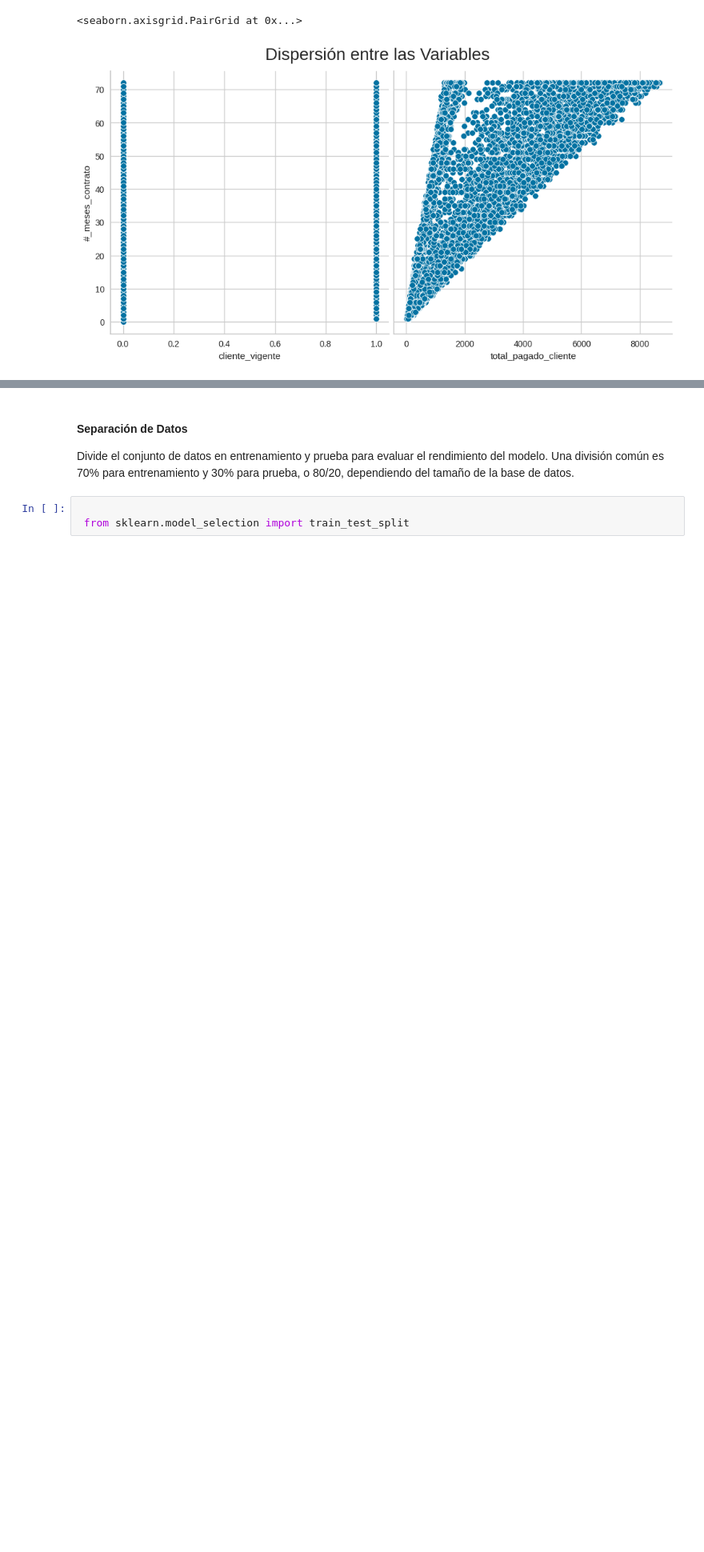
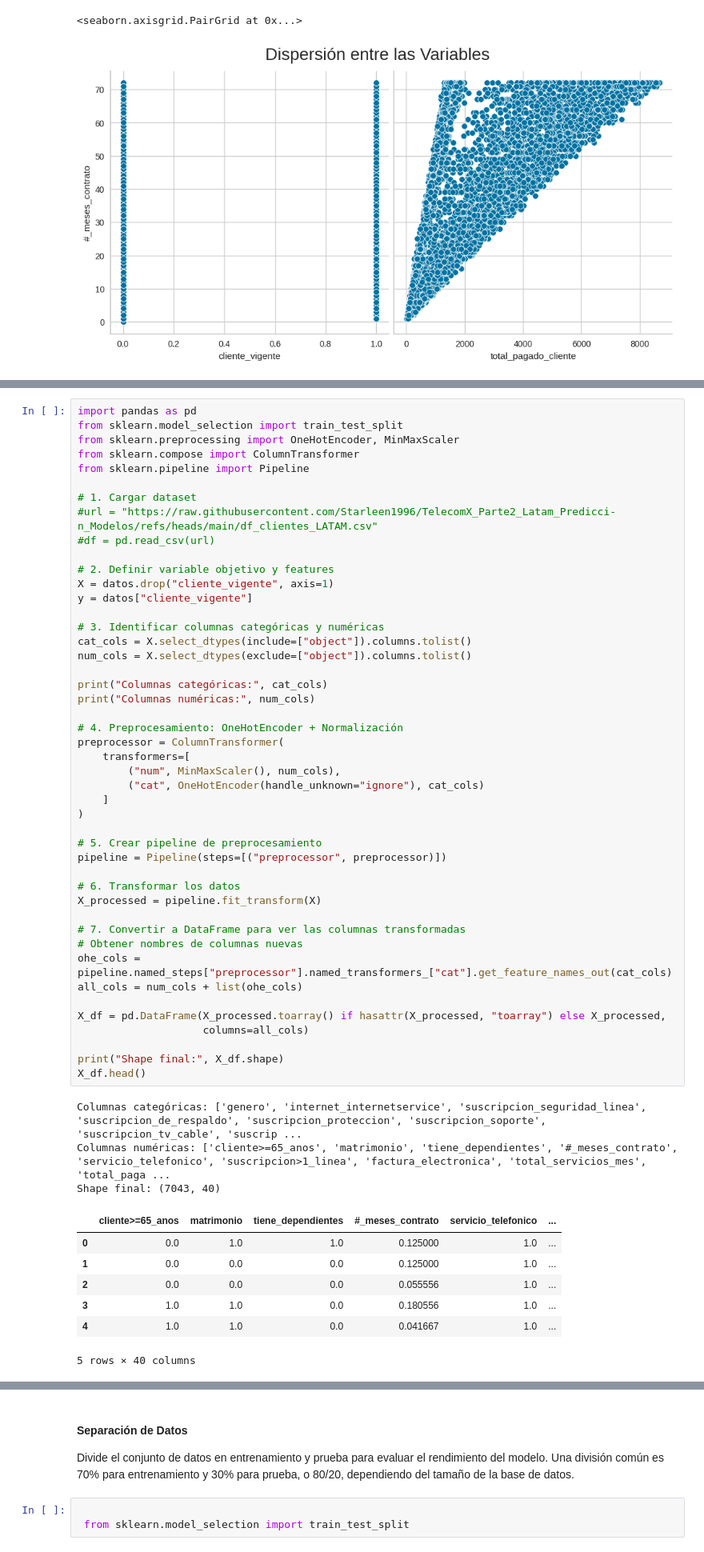
Before and after one commit to Starleen1996/TelecomX_Parte2_Latam_Predicci-n_Modelos, a Jupyter notebook: TelecomX_LATAM_Parte2_Predicción_Modelos_Actualizado.ipynb, the cells around one changed output, grey strips where cells are left out. Shown at 80% size. Cells and saved outputs as stored; diff of their text form; blank space fills up the shorter version.

```diff
--- a/TelecomX_LATAM_Parte2_Predicción_Modelos_Actualizado.ipynb
+++ b/TelecomX_LATAM_Parte2_Predicción_Modelos_Actualizado.ipynb
@@ -442,0 +461,57 @@ plt.show()
+# %%
+import pandas as pd
+from sklearn.model_selection import train_test_split
+from sklearn.preprocessing import OneHotEncoder, MinMaxScaler
+from sklearn.compose import ColumnTransformer
+from sklearn.pipeline import Pipeline
+
+# 1. Cargar dataset
+#url = "https://raw.githubusercontent.com/Starleen1996/TelecomX_Parte2_Latam_Predicci-n_Modelos/refs/heads/main/df_clientes_LATAM.csv"
+#df = pd.read_csv(url)
+
+# 2. Definir variable objetivo y features
+X = datos.drop("cliente_vigente", axis=1)
+y = datos["cliente_vigente"]
+
+# 3. Identificar columnas categóricas y numéricas
+cat_cols = X.select_dtypes(include=["object"]).columns.tolist()
+num_cols = X.select_dtypes(exclude=["object"]).columns.tolist()
+
+print("Columnas categóricas:", cat_cols)
+print("Columnas numéricas:", num_cols)
+
+# 4. Preprocesamiento: OneHotEncoder + Normalización
+preprocessor = ColumnTransformer(
+    transformers=[
+        ("num", MinMaxScaler(), num_cols),
+        ("cat", OneHotEncoder(handle_unknown="ignore"), cat_cols)
+    ]
+)
+
+# 5. Crear pipeline de preprocesamiento
+pipeline = Pipeline(steps=[("preprocessor", preprocessor)])
+
+# 6. Transformar los datos
+X_processed = pipeline.fit_transform(X)
+
+# 7. Convertir a DataFrame para ver las columnas transformadas
+# Obtener nombres de columnas nuevas
+ohe_cols = pipeline.named_steps["preprocessor"].named_transformers_["cat"].get_feature_names_out(cat_cols)
+all_cols = num_cols + list(ohe_cols)
+
+X_df = pd.DataFrame(X_processed.toarray() if hasattr(X_processed, "toarray") else X_processed,
+                    columns=all_cols)
+
+print("Shape final:", X_df.shape)
+X_df.head()
+# %% [output]
+Columnas categóricas: ['genero', 'internet_internetservice', 'suscripcion_seguridad_linea', 'suscripcion_de_respaldo', 'suscripcion_proteccion', 'suscripcion_soporte', 'suscripcion_tv_cable', 'suscrip ...
+Columnas numéricas: ['cliente>=65_anos', 'matrimonio', 'tiene_dependientes', '#_meses_contrato', 'servicio_telefonico', 'suscripcion>1_linea', 'factura_electronica', 'total_servicios_mes', 'total_paga ...
+Shape final: (7043, 40)
+|  | cliente>=65_anos | matrimonio | tiene_dependientes | #_meses_contrato | servicio_telefonico | ... |
+| 0 | 0.0 | 1.0 | 1.0 | 0.125000 | 1.0 | ... |
+| 1 | 0.0 | 0.0 | 0.0 | 0.125000 | 1.0 | ... |
+| 2 | 0.0 | 0.0 | 0.0 | 0.055556 | 1.0 | ... |
+| 3 | 1.0 | 1.0 | 0.0 | 0.180556 | 1.0 | ... |
+| 4 | 1.0 | 1.0 | 0.0 | 0.041667 | 1.0 | ... |
+5 rows × 40 columns
```
Also changed, not shown: parts of 37 cells of this notebook.
